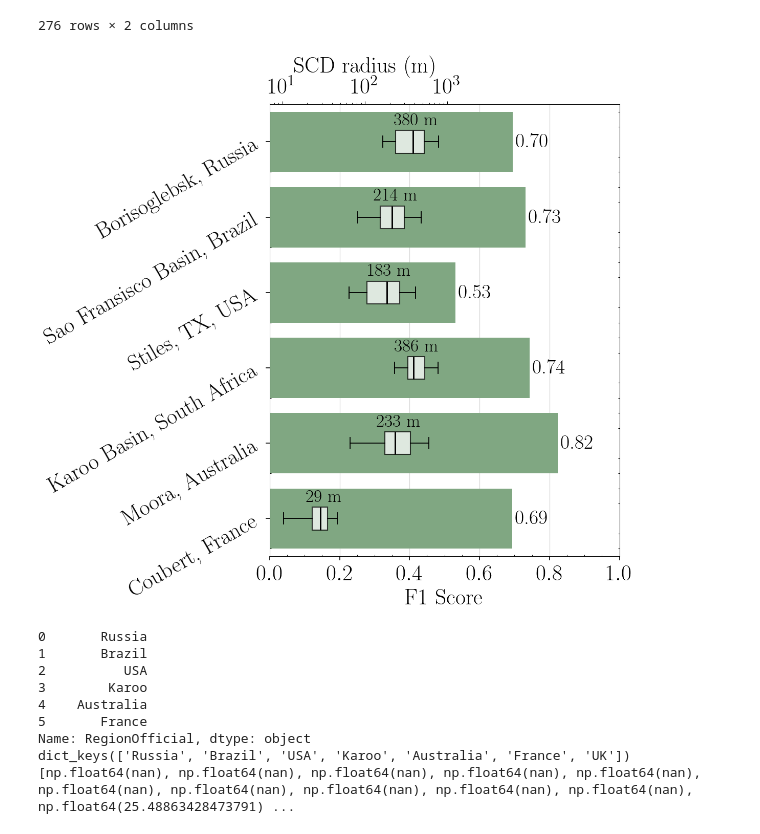
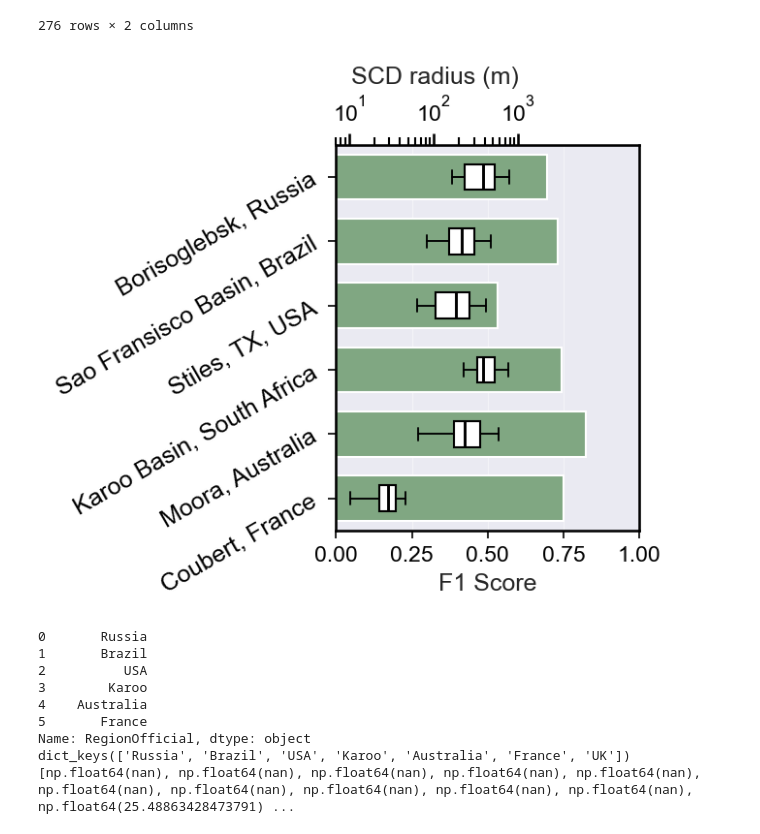
Before and after one commit to willhcm/scd-detection, a Jupyter notebook: code/notebooks/plots/model_metrics.ipynb, the cells around one changed output. Saved outputs shown, nothing was run; the diff lists cells and outputs as text; code cells hidden in the pictures.

```diff
--- a/code/notebooks/plots/model_metrics.ipynb
+++ b/code/notebooks/plots/model_metrics.ipynb
@@ -6,7 +6,8 @@ import scienceplots
 import pandas as pd
 import numpy as np
 
-plt.style.use('science')
+plt.rcParams["font.family"] = "Arial"
+sns.set_theme(style="darkgrid")
 # %%
 path = '../../../data/results/MaskRCNNFinal.pkl'
 
@@ -264,7 +272,7 @@ results = [
 
     {"Model": 'MaskRCNN',
      "Region": 'Coubert, France',
-     'F1 Score': 0.6933}
+     'F1 Score': 0.75}
 ]
 
 df = pd.DataFrame(results)
@@ -303,15 +311,15 @@ df["RegionOfficial"] = df["RegionOfficial"].replace({
 })
 
 # set up figure and axes and params
-TICK_FS = 21
+TICK_FS = 11
 region_order = df["Region"].tolist()
-fig, ax = plt.subplots(figsize=(8, 7.5), dpi=150)
+fig, ax = plt.subplots(figsize=(4.5, 4), dpi=150)
 
 
 # barplot for F1 scores
-sns.barplot(data=df, x="F1 Score", y="Region", order=region_order, color="#79AE7C", ax=ax)
+sns.barplot(data=df, x="F1 Score", y="Region", order=region_order, color="#79AE7C", ax=ax, width=0.7)
 
-ax.bar_label(ax.containers[0], fontsize=19, fmt="%.2f", padding=3, color="black")
+#ax.bar_label(ax.containers[0], fontsize=19, fmt="%.2f", padding=3, color="black")
 
 ax.set_xlim(0, 1)
 ax.set_xlabel("F1 Score")
@@ -331,7 +339,7 @@ ax.xaxis.grid(
     alpha=0.5,
 )
 
-ax.set_xlabel("F1 Score", fontsize=21)
+ax.set_xlabel("F1 Score", fontsize=12)
 
 # general params
 ax.tick_params(
@@ -361,7 +369,7 @@ ax.tick_params(
 )
 
 # rotation for readability
-plt.setp(ax.get_yticklabels(), rotation=30, fontsize=TICK_FS)
+plt.setp(ax.get_yticklabels(), rotation=30, fontsize=12)
 
 # ax controls overall spine
 for spine in ["bottom", "left", "top", "right"]:
@@ -370,7 +378,7 @@ for spine in ["bottom", "left", "top", "right"]:
 
 # take part of ax for ax2
 ax2 = ax.inset_axes(
-    [0.0, 0.0, 0.55, 1.0],
+    [0.0, 0.0, 0.65, 1.0],
     transform=ax.transAxes
 )
 
@@ -407,11 +415,11 @@ for region in df["RegionOfficial"]:
 y_positions = np.arange(len(df))
 
 
-ax2.boxplot(box_data,  positions=y_positions, vert=False, widths=0.3, patch_artist=True, manage_ticks=False, showfliers=False,
+ax2.boxplot(box_data,  positions=y_positions, vert=False, widths=0.4, patch_artist=True, manage_ticks=False, showfliers=False,
 
     boxprops=dict(
         facecolor="white",
-        alpha=0.75,
+        alpha=1.0,
         edgecolor="black",
         linewidth=1.0,
     ),
@@ -433,19 +441,20 @@ ax2.boxplot(box_data,  positions=y_positions, vert=False, widths=0.3, patch_arti
 )
 
 # Median labels
-for y, x in zip(y_positions, box_data):
-    median = np.median(x)
+if False:
+    for y, x in zip(y_positions, box_data):
+        median = np.median(x)
 
-    ax2.text(
-        median + (median * 0.1),  # slightly to the right of median
-        y - 0.18, # slightly above box
-        f"{median:.0f} m",
-        ha="center",
-        va="bottom",
-        fontsize=17,
-        color="black",
-        zorder=30,
-    )
+        ax2.text(
+            median + (median * 0.1),  # slightly to the right of median
+            y - 0.18, # slightly above box
+            f"{median:.0f} m",
+            ha="center",
+            va="bottom",
+            fontsize=17,
+            color="black",
+            zorder=30,
+        )
 
 # ensure vertical alignment
 ax2.set_ylim(len(df) - 0.5, -0.5)
@@ -458,37 +467,38 @@ ax2.xaxis.set_tick_params(
     direction="out",
     color="black",
     labelcolor="black",
-    labelsize=21
+    labelsize=11
 )
 
 ax2.set_xlabel(
     "SCD radius (m)",
-    fontsize=21,
+    fontsize=12,
     labelpad=5,
 )
 
 
 # Only retain short top spine
 ax2.spines["top"].set_color("black")
 ax2.spines["top"].set_linewidth(0.8)
 
 ax2.spines["bottom"].set_visible(False)
 ax2.spines["left"].set_visible(False)
 ax2.spines["right"].set_visible(False)
 ax2.spines['top'].set_visible(False)
 
 
 plt.tight_layout()
 
 plt.savefig(
     "NonCVResultsBar.svg",
     dpi=400,
     bbox_inches="tight",
+    transparent=True
 )
 
 plt.show()
 # %% [output]
-[figure, old version]
+[figure, new version]
 # %%
 print(df["RegionOfficial"])
 print(scd_sizes.keys())
```
Also changed, not shown: parts of 14 cells of this notebook, 9 other files.
